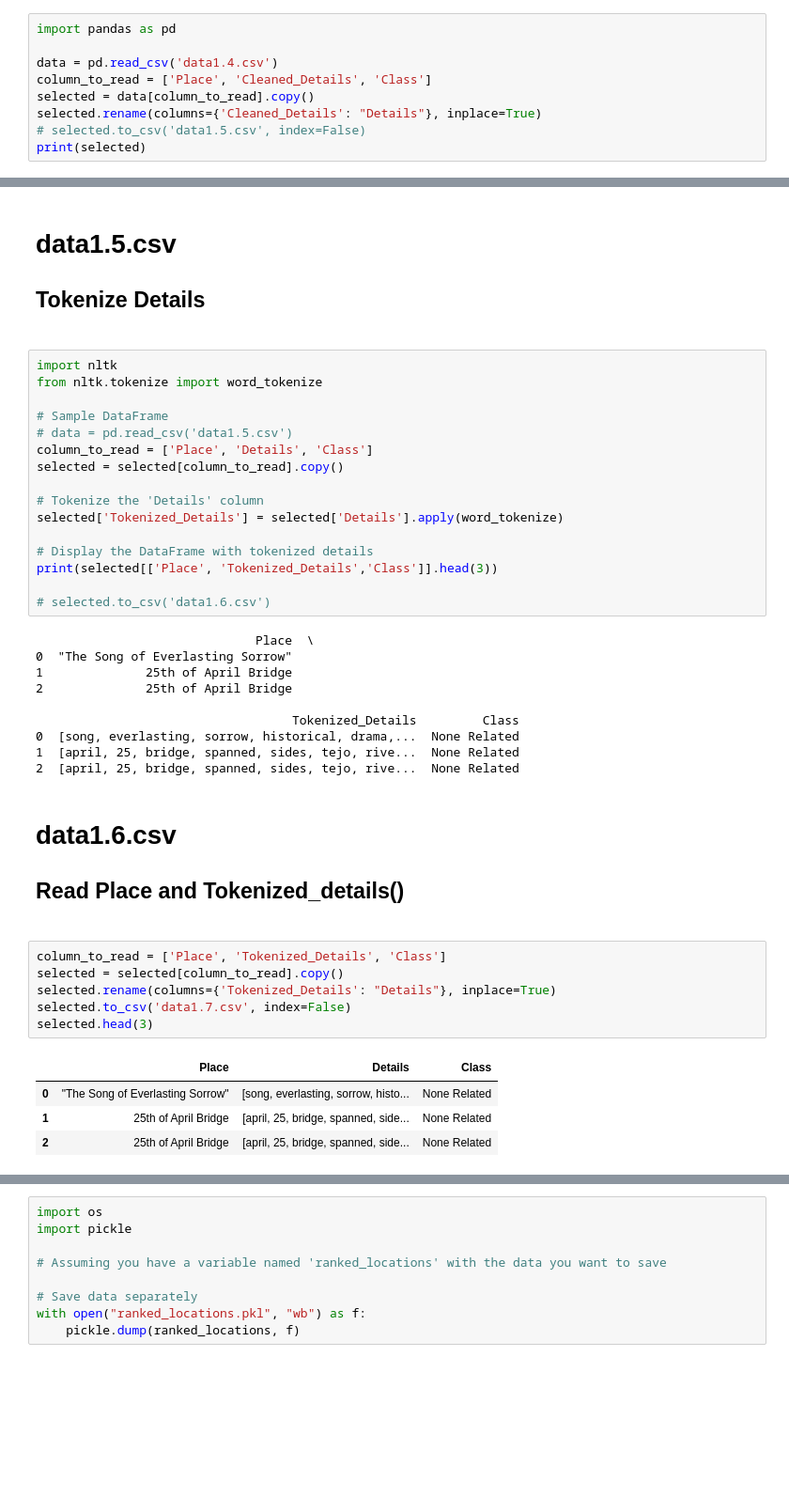
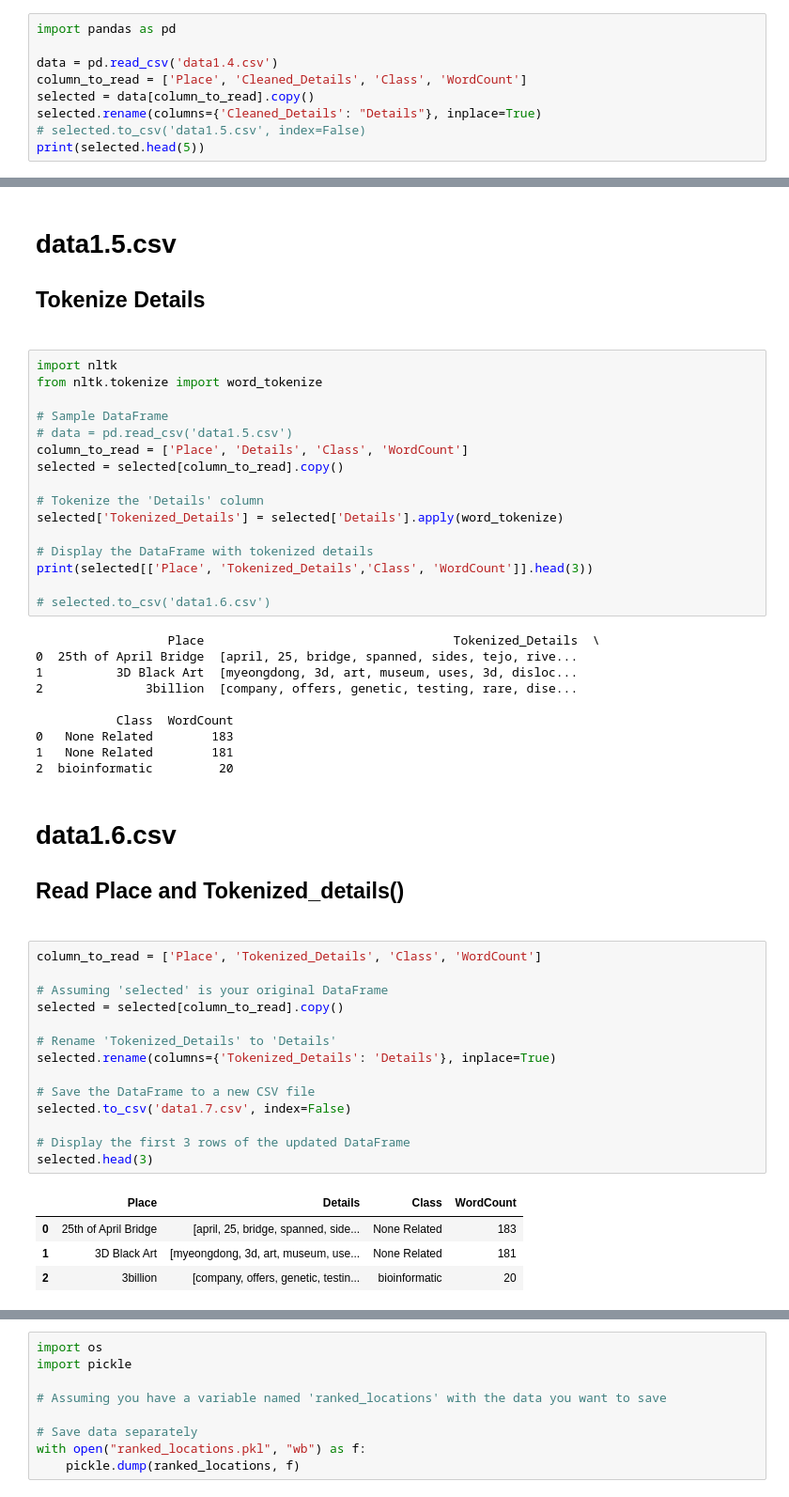
Before and after one commit to NikIrfann/FYP-Text-Classification, a Jupyter notebook: Data Cleaning/CleanData.ipynb, the cells around one changed output, grey strips where cells are left out. Shown at 94% size. Saved outputs shown, nothing was run; the diff lists cells and outputs as text; blank space fills up the shorter version.

```diff
--- a/Data Cleaning/CleanData.ipynb
+++ b/Data Cleaning/CleanData.ipynb
@@ -99,9 +95,9 @@ data.to_csv('data1.4.csv')
 import pandas as pd
 
 data = pd.read_csv('data1.4.csv')
-column_to_read = ['Place', 'Cleaned_Details', 'Class']
+column_to_read = ['Place', 'Cleaned_Details', 'Class', 'WordCount']
 selected = data[column_to_read].copy()
 selected.rename(columns={'Cleaned_Details': "Details"}, inplace=True)
 # selected.to_csv('data1.5.csv', index=False)
-print(selected)
+print(selected.head(5))
 # %% [output]
@@ -132,39 +124,47 @@ from nltk.tokenize import word_tokenize
 
 # Sample DataFrame
 # data = pd.read_csv('data1.5.csv')
-column_to_read = ['Place', 'Details', 'Class']
+column_to_read = ['Place', 'Details', 'Class', 'WordCount']
 selected = selected[column_to_read].copy()
 
 # Tokenize the 'Details' column
 selected['Tokenized_Details'] = selected['Details'].apply(word_tokenize)
 
 # Display the DataFrame with tokenized details
-print(selected[['Place', 'Tokenized_Details','Class']].head(3))
+print(selected[['Place', 'Tokenized_Details','Class', 'WordCount']].head(3))
 
 # selected.to_csv('data1.6.csv')
 # %% [output]
-                              Place  \
-0  "The Song of Everlasting Sorrow"
-1              25th of April Bridge
-2              25th of April Bridge
+                  Place                                  Tokenized_Details  \
+0  25th of April Bridge  [april, 25, bridge, spanned, sides, tejo, rive...
+1          3D Black Art  [myeongdong, 3d, art, museum, uses, 3d, disloc...
+2              3billion  [company, offers, genetic, testing, rare, dise...
 
-                                   Tokenized_Details         Class
-0  [song, everlasting, sorrow, historical, drama,...  None Related
-1  [april, 25, bridge, spanned, sides, tejo, rive...  None Related
-2  [april, 25, bridge, spanned, sides, tejo, rive...  None Related
+           Class  WordCount
+0   None Related        183
+1   None Related        181
+2  bioinformatic         20
 # %% [markdown]
 # data1.6.csv
 ## Read Place and Tokenized_details()
 #
 # %%
-column_to_read = ['Place', 'Tokenized_Details', 'Class']
+column_to_read = ['Place', 'Tokenized_Details', 'Class', 'WordCount']
+
+# Assuming 'selected' is your original DataFrame
 selected = selected[column_to_read].copy()
-selected.rename(columns={'Tokenized_Details': "Details"}, inplace=True)
+
+# Rename 'Tokenized_Details' to 'Details'
+selected.rename(columns={'Tokenized_Details': 'Details'}, inplace=True)
+
+# Save the DataFrame to a new CSV file
 selected.to_csv('data1.7.csv', index=False)
+
+# Display the first 3 rows of the updated DataFrame
 selected.head(3)
 # %% [output]
-|  | Place | Details | Class |
-| 0 | "The Song of Everlasting Sorrow" | [song, everlasting, sorrow, histo... | None Related |
-| 1 | 25th of April Bridge | [april, 25, bridge, spanned, side... | None Related |
-| 2 | 25th of April Bridge | [april, 25, bridge, spanned, side... | None Related |
+|  | Place | Details | Class | WordCount |
+| 0 | 25th of April Bridge | [april, 25, bridge, spanned, side... | None Related | 183 |
+| 1 | 3D Black Art | [myeongdong, 3d, art, museum, use... | None Related | 181 |
+| 2 | 3billion | [company, offers, genetic, testin... | bioinformatic | 20 |
 # %%
```
Also changed, not shown: parts of 12 cells of this notebook, 19 other files.
